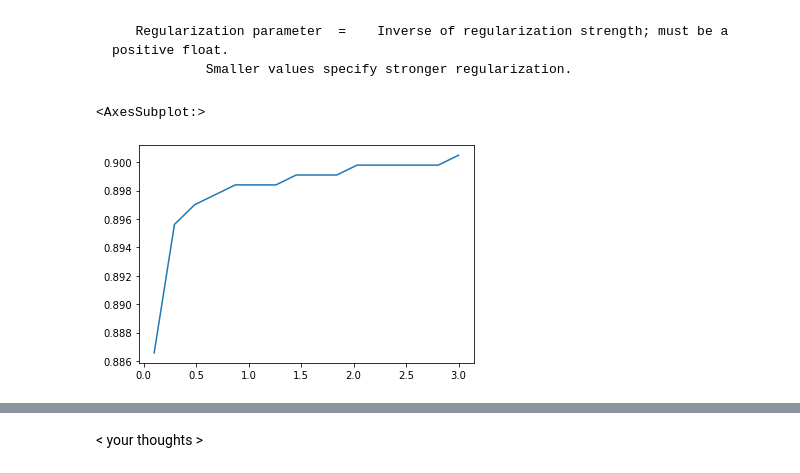
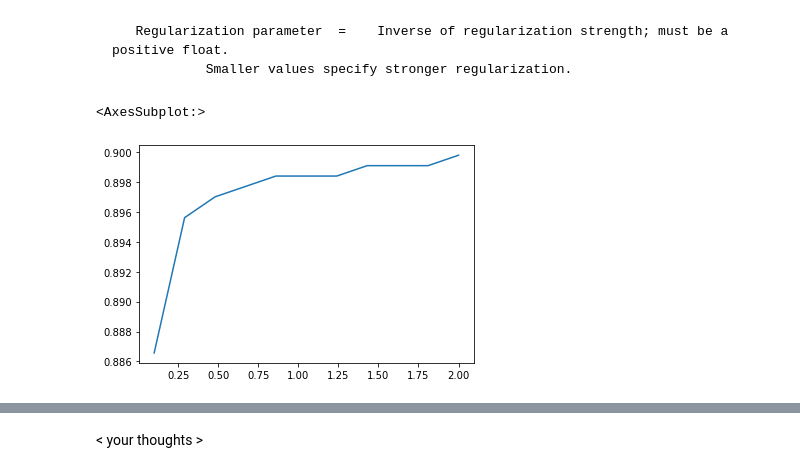
Before and after one commit to lizaveta56k/ML-22_2, a Jupyter notebook: task-5/hw_classification.ipynb, the cells around one changed output, grey strips where cells are left out. Cells and saved outputs as stored; diff of their text form; code cells hidden in the pictures.

```diff
--- a/task-5/hw_classification.ipynb
+++ b/task-5/hw_classification.ipynb
@@ -75,7 +75,7 @@ class CustomLogisticRegression:
         for i in range(N):
             sum += np.log(1 + np.exp(-(np.sum(weights.T @ x[i])) * y[i]))
 
-        loss = (1 / N) * sum + LA.norm(weights)/(2* self.C)
+        loss = (1 / N) * sum + LA.norm(weights)**2/(2* self.C)
         return loss
 
     def fit(self, X, y):
@@ -242,15 +242,15 @@ def get_accuracy_score(clf, X_train, y_train, X_test, y_test):
     return metrics.accuracy_score(y_pred=clf.predict(X_train), y_true=y_train), \
            metrics.accuracy_score(y_pred=clf.predict(X_test), y_true=y_test)
 # %%
-regularization_params = np.linspace(0.1, 3, 1 + 15)
+regularization_params = np.linspace(0.1, 2, 1 + 10)
 results = []
 
 for reg in regularization_params:
     model = CustomLogisticRegression(max_iter=300, C = reg)
     result_train, reult_test = get_accuracy_score(model, X_train, y_train, X_test, y_test)
     results.append(result_train)
 
 sns.lineplot(x=regularization_params, y=results)
 # %% [output]
 <AxesSubplot:>
-[figure, old version]
+[figure, new version]
```
Also changed, not shown: parts of 10 cells of this notebook.
